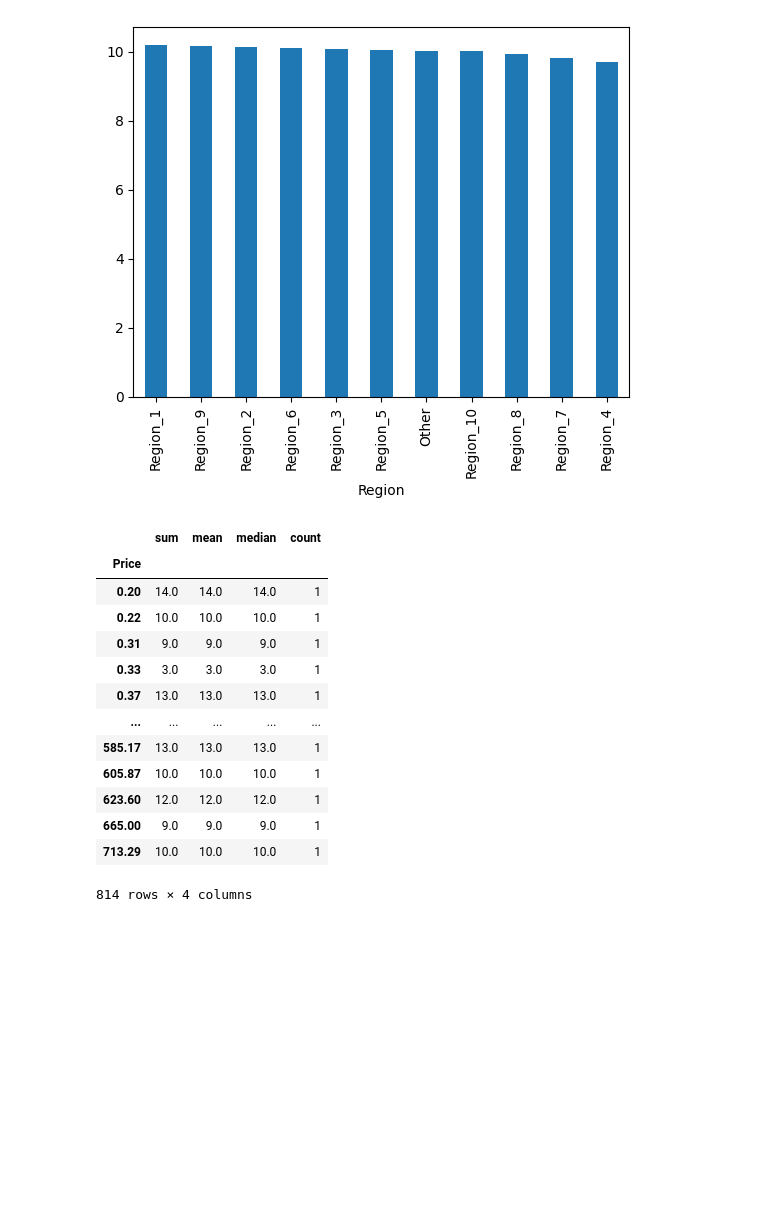
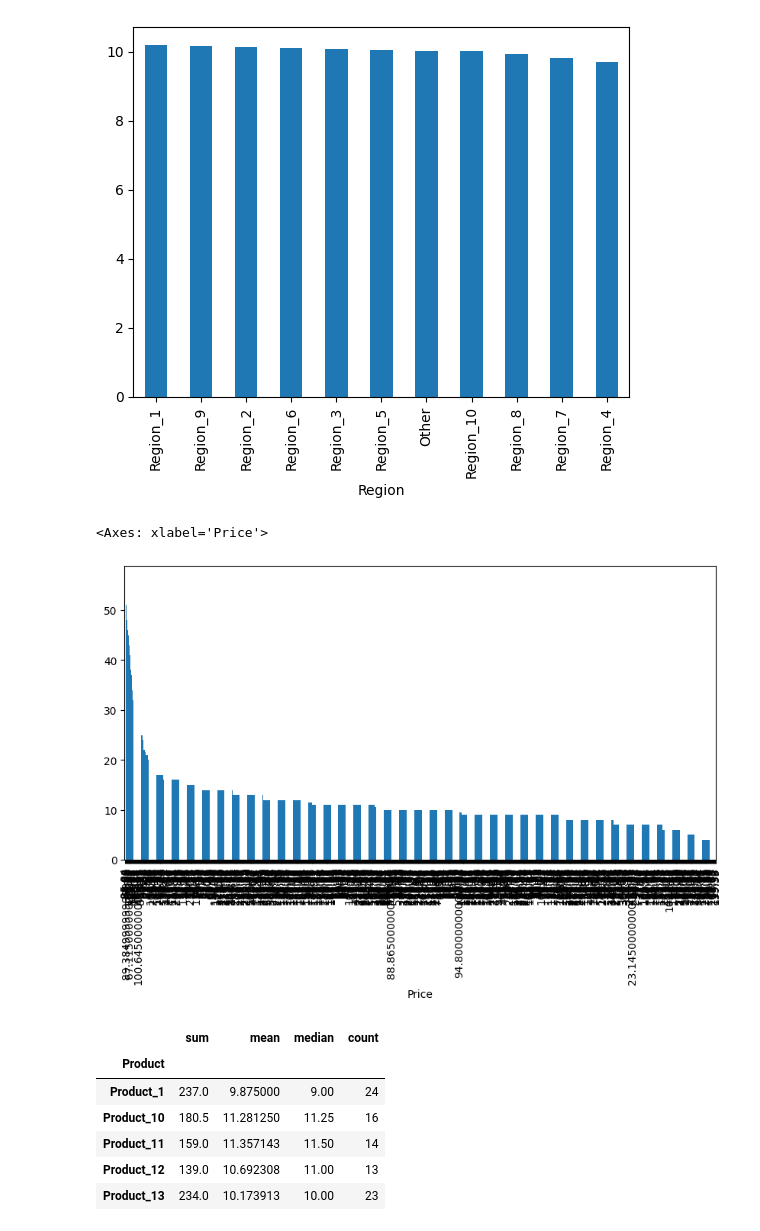
Before and after one commit to Aimal10/schulich_data_science_1, a Jupyter notebook: Practice/Practice_1.ipynb, the cells around one changed output. Cells and saved outputs as stored; diff of their text form; code cells hidden in the pictures; blank space fills up the shorter version.

```diff
--- a/Practice/Practice_1.ipynb
+++ b/Practice/Practice_1.ipynb
@@ -561,20 +561,20 @@ units_by_region['mean'].sort_values(ascending=False).plot(kind='bar')
 [figure]
 # %%
 units_by_product = df.groupby('Price')['Units Sold'].aggregate(['sum','mean','median', 'count'])
+# %%
+units_by_product['sum'].sort_values(ascending=False).plot(kind='bar', figsize=(10,5))
+# %% [output]
+<Axes: xlabel='Price'>
+[figure, added]
+# %%
+units_by_product = df.groupby('Product')['Units Sold'].aggregate(['sum','mean','median','count'])
 # %%
-units_by_product['mean'].
+units_by_product.head()
 # %% [output]
 |  | sum | mean | median | count |
-| Price |  |  |  |  |
-| 0.20 | 14.0 | 14.0 | 14.0 | 1 |
-| 0.22 | 10.0 | 10.0 | 10.0 | 1 |
-| 0.31 | 9.0 | 9.0 | 9.0 | 1 |
-| 0.33 | 3.0 | 3.0 | 3.0 | 1 |
-| 0.37 | 13.0 | 13.0 | 13.0 | 1 |
-| ... | ... | ... | ... | ... |
-| 585.17 | 13.0 | 13.0 | 13.0 | 1 |
-| 605.87 | 10.0 | 10.0 | 10.0 | 1 |
-| 623.60 | 12.0 | 12.0 | 12.0 | 1 |
-| 665.00 | 9.0 | 9.0 | 9.0 | 1 |
-| 713.29 | 10.0 | 10.0 | 10.0 | 1 |
+| Product |  |  |  |  |
+| Product_1 | 237.0 | 9.875000 | 9.00 | 24 |
+| Product_10 | 180.5 | 11.281250 | 11.25 | 16 |
+| Product_11 | 159.0 | 11.357143 | 11.50 | 14 |
+| Product_12 | 139.0 | 10.692308 | 11.00 | 13 |
+| Product_13 | 234.0 | 10.173913 | 10.00 | 23 |
-814 rows × 4 columns
```
Also changed, not shown: parts of 13 cells of this notebook, 1 other file.
